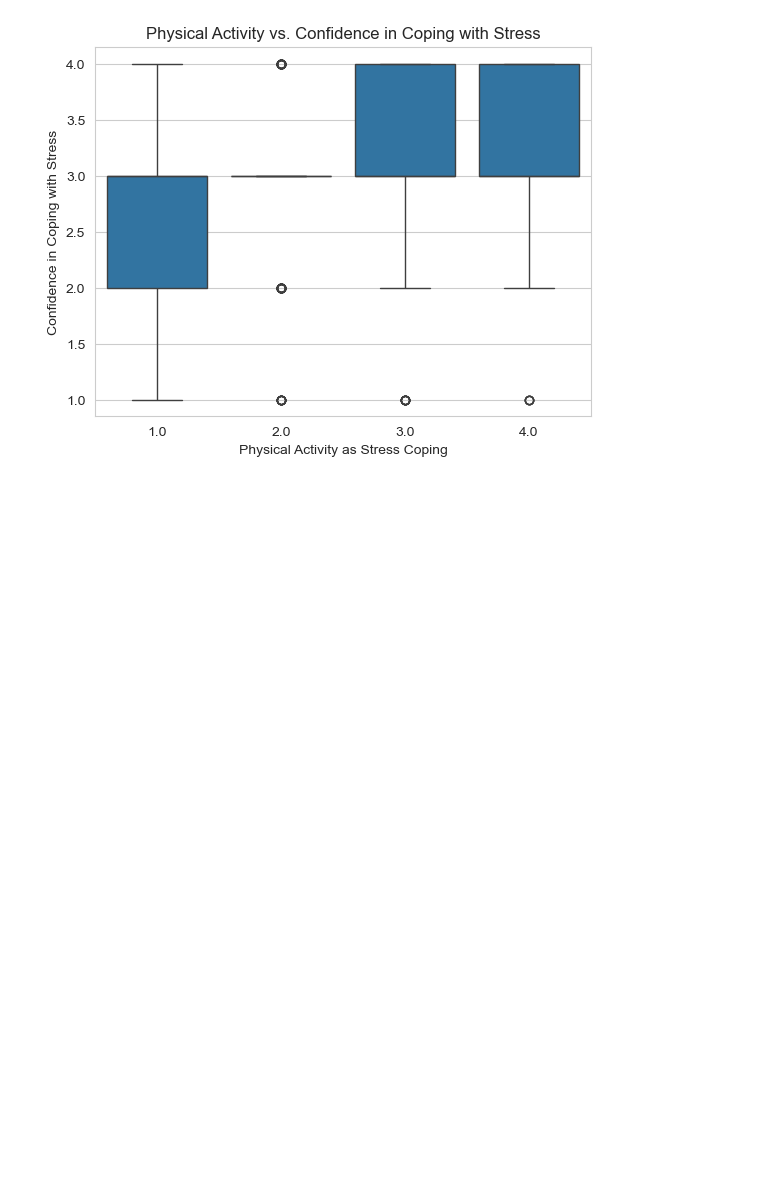
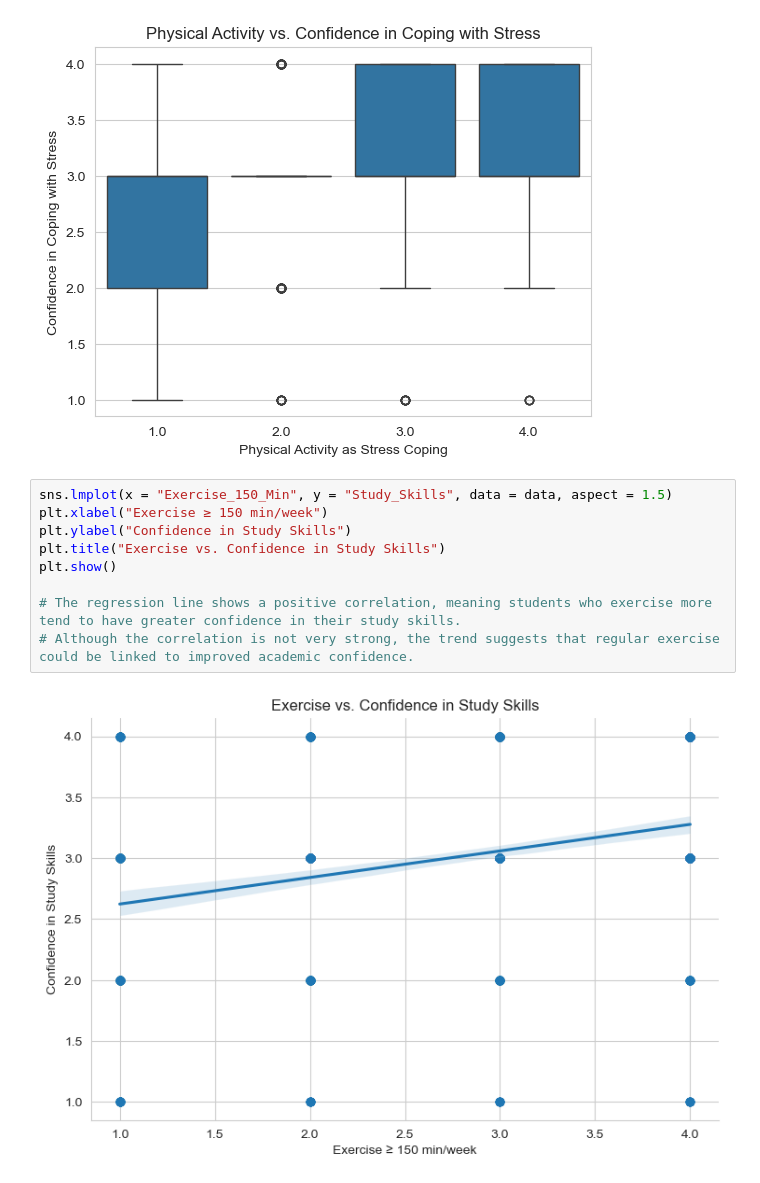
Before and after one commit to Matthew-Wolz/Physical-Health-Research, a Jupyter notebook: Notebook/Physical Health Research.ipynb, the cells around one changed output. Cells and saved outputs as stored; diff of their text form; blank space fills up the shorter version.

Commit message:
added linear model and heatmap

```diff
--- a/Notebook/Physical Health Research.ipynb
+++ b/Notebook/Physical Health Research.ipynb
@@ -83,3 +83,14 @@ plt.show()
 # There are some outliers, particularly for lower values of Physical_Activity_Stress, indicating variability in responses.
 # %% [output]
 [figure]
+# %%
+sns.lmplot(x = "Exercise_150_Min", y = "Study_Skills", data = data, aspect = 1.5)
+plt.xlabel("Exercise ≥ 150 min/week")
+plt.ylabel("Confidence in Study Skills")
+plt.title("Exercise vs. Confidence in Study Skills")
+plt.show()
+
+# The regression line shows a positive correlation, meaning students who exercise more tend to have greater confidence in their study skills.
+# Although the correlation is not very strong, the trend suggests that regular exercise could be linked to improved academic confidence.
+# %% [output]
+[figure, added]
```
Also changed, not shown: parts of 1 cell of this notebook.
